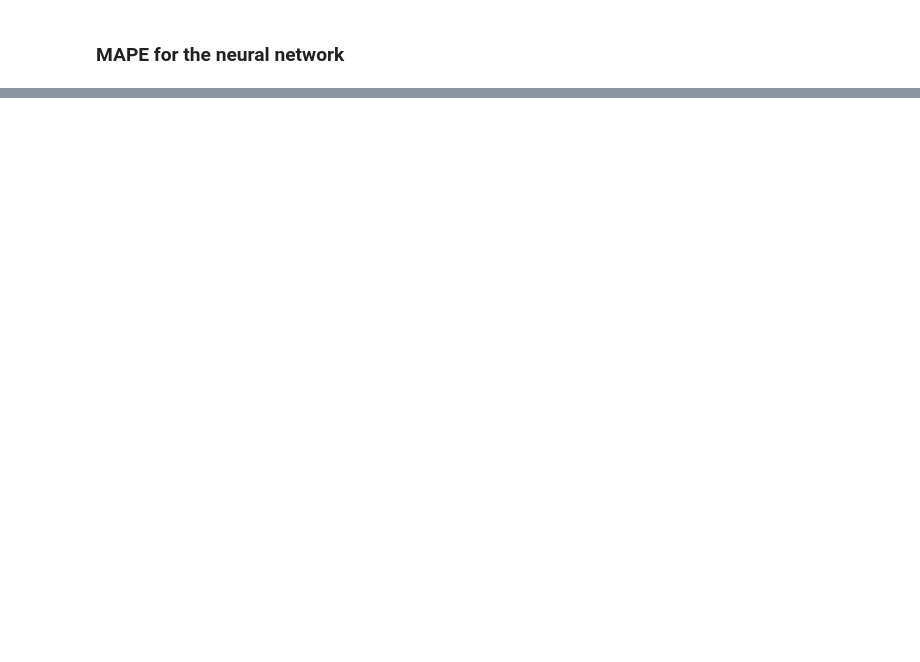
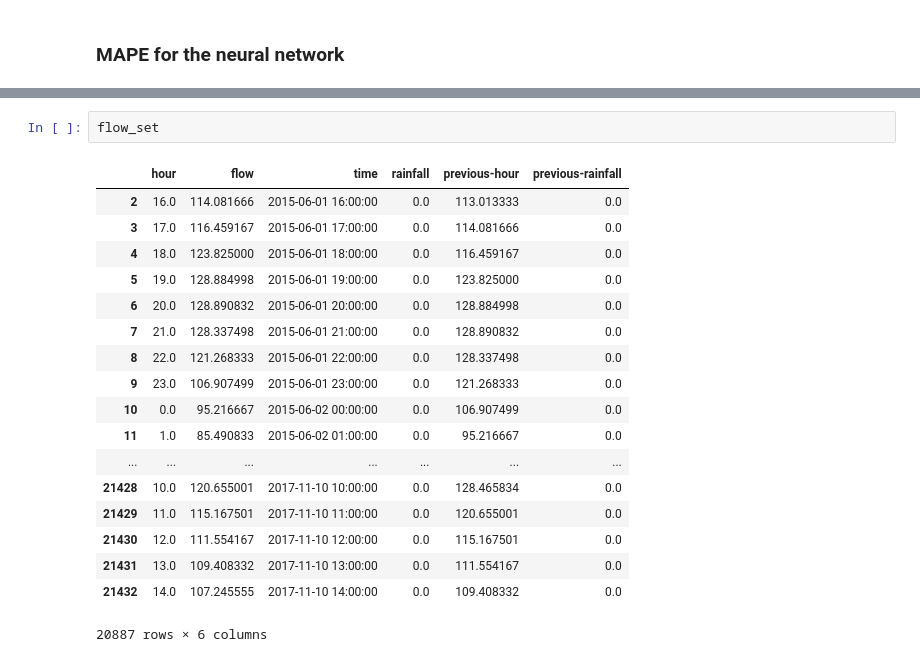
Before and after one commit to efemeryds/flow_exploration, a Jupyter notebook: notebooks/tree-regression-with-rainfall.ipynb, the cells around one changed output, grey strips where cells are left out. Saved outputs shown, nothing was run; the diff lists cells and outputs as text; blank space fills up the shorter version.

```diff
--- a/notebooks/tree-regression-with-rainfall.ipynb
+++ b/notebooks/tree-regression-with-rainfall.ipynb
@@ -322,0 +325,21 @@ mape_neural
+# %%
+flow_set
+# %% [output]
+|  | hour | flow | time | rainfall | previous-hour | previous-rainfall |
+| 2 | 16.0 | 114.081666 | 2015-06-01 16:00:00 | 0.0 | 113.013333 | 0.0 |
+| 3 | 17.0 | 116.459167 | 2015-06-01 17:00:00 | 0.0 | 114.081666 | 0.0 |
+| 4 | 18.0 | 123.825000 | 2015-06-01 18:00:00 | 0.0 | 116.459167 | 0.0 |
+| 5 | 19.0 | 128.884998 | 2015-06-01 19:00:00 | 0.0 | 123.825000 | 0.0 |
+| 6 | 20.0 | 128.890832 | 2015-06-01 20:00:00 | 0.0 | 128.884998 | 0.0 |
+| 7 | 21.0 | 128.337498 | 2015-06-01 21:00:00 | 0.0 | 128.890832 | 0.0 |
+| 8 | 22.0 | 121.268333 | 2015-06-01 22:00:00 | 0.0 | 128.337498 | 0.0 |
+| 9 | 23.0 | 106.907499 | 2015-06-01 23:00:00 | 0.0 | 121.268333 | 0.0 |
+| 10 | 0.0 | 95.216667 | 2015-06-02 00:00:00 | 0.0 | 106.907499 | 0.0 |
+| 11 | 1.0 | 85.490833 | 2015-06-02 01:00:00 | 0.0 | 95.216667 | 0.0 |
+| ... | ... | ... | ... | ... | ... | ... |
+| 21428 | 10.0 | 120.655001 | 2017-11-10 10:00:00 | 0.0 | 128.465834 | 0.0 |
+| 21429 | 11.0 | 115.167501 | 2017-11-10 11:00:00 | 0.0 | 120.655001 | 0.0 |
+| 21430 | 12.0 | 111.554167 | 2017-11-10 12:00:00 | 0.0 | 115.167501 | 0.0 |
+| 21431 | 13.0 | 109.408332 | 2017-11-10 13:00:00 | 0.0 | 111.554167 | 0.0 |
+| 21432 | 14.0 | 107.245555 | 2017-11-10 14:00:00 | 0.0 | 109.408332 | 0.0 |
+20887 rows × 6 columns
```
Also changed, not shown: parts of 12 cells of this notebook.
